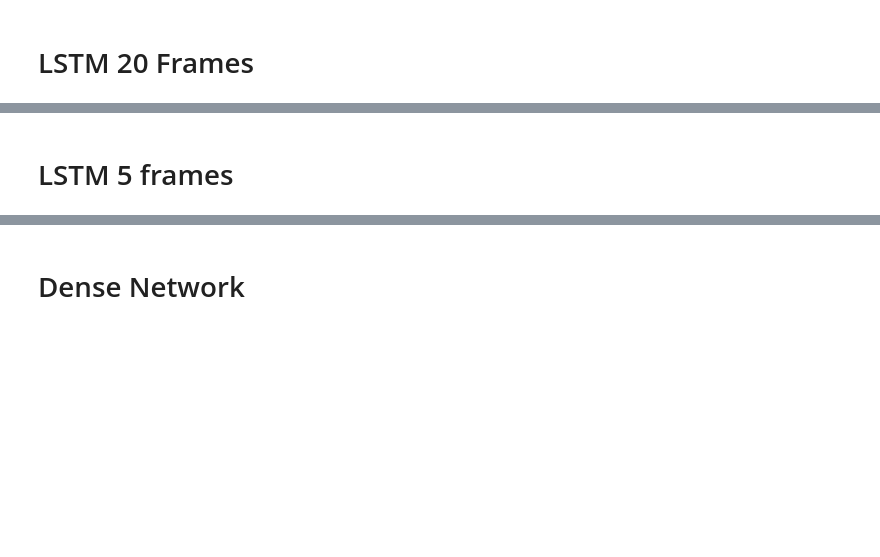
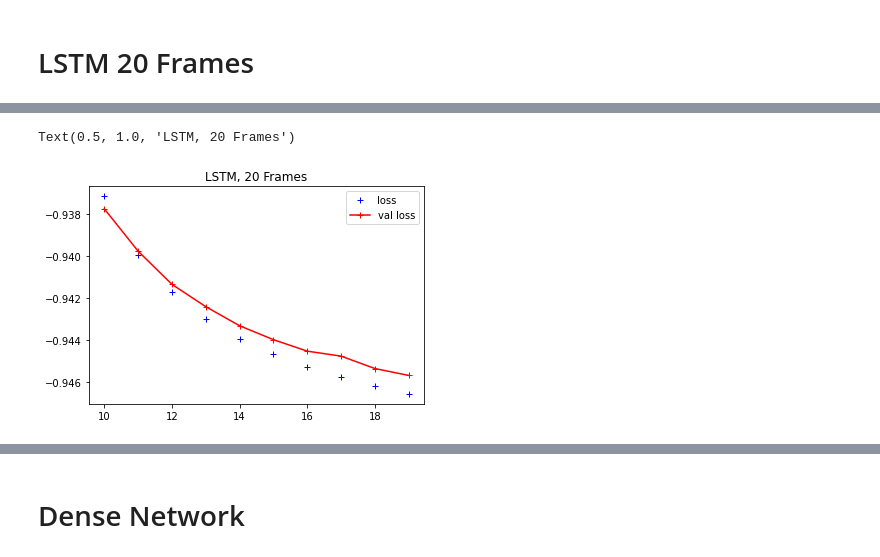
Before and after one commit to akanuasiegbu/BiPOCO, a Jupyter notebook: Trajectory_Pred.ipynb, the cells around one changed output, grey strips where cells are left out. Drawn from its saved outputs; the diff is of its cells as text; code cells hidden in the pictures; blank space fills up the shorter version.

```diff
--- a/Trajectory_Pred.ipynb
+++ b/Trajectory_Pred.ipynb
@@ -201,7 +195,7 @@ def bb_intersection_over_union(y, x):
     boxBArea = (y[:,2:3] - y[:,0:1] + 1) * (y[:,3:4] - y[:,1:2] + 1)
 
     iou = interArea / (boxAArea + boxBArea - interArea)
-    iou_mean = kb.mean(iou)
+    iou_mean = -kb.mean(iou)
     return iou_mean
 # %% [markdown]
 # Loading with 20 frames
@@ -439,5 +454,11 @@ Epoch 1/50
 # %%
-plt.plot(np.arange(1,101), lstm_20_history.history['loss'],'b+', label='loss')
-plt.plot(np.arange(1,101), lstm_20_history.history['val_loss'], 'r+', label ='val loss')
+i =10
+j=20
+plt.plot(np.arange(i,j), lstm_20_history_1.history['loss'][i:j],'b+', label='loss')
+plt.plot(np.arange(i,j), lstm_20_history_1.history['val_loss'][i:j],'r-+', label='val loss')
+
 plt.legend()
-plt.title('LSTM, 20 Sequence Length')
+plt.title('LSTM, 20 Frames')
+# %% [output]
+Text(0.5, 1.0, 'LSTM, 20 Frames')
+[figure, added]
@@ -449,2 +464,0 @@ plt.title('LSTM, 20 Sequence Length')
-# %% [markdown]
-# LSTM 5 frames
```
Also changed, not shown: parts of 60 cells of this notebook.
